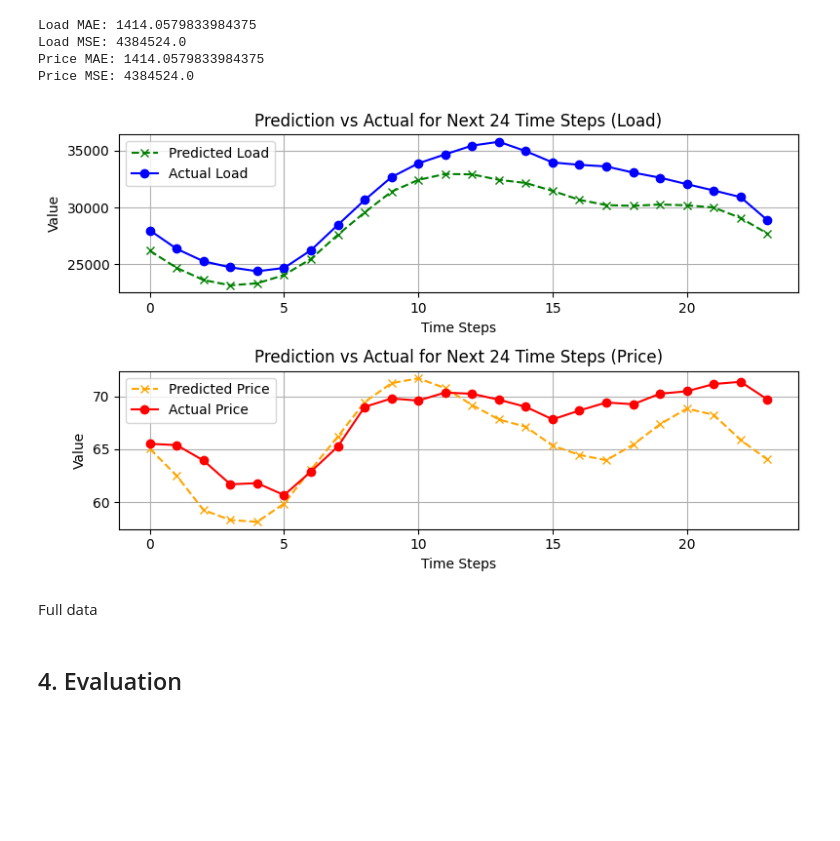
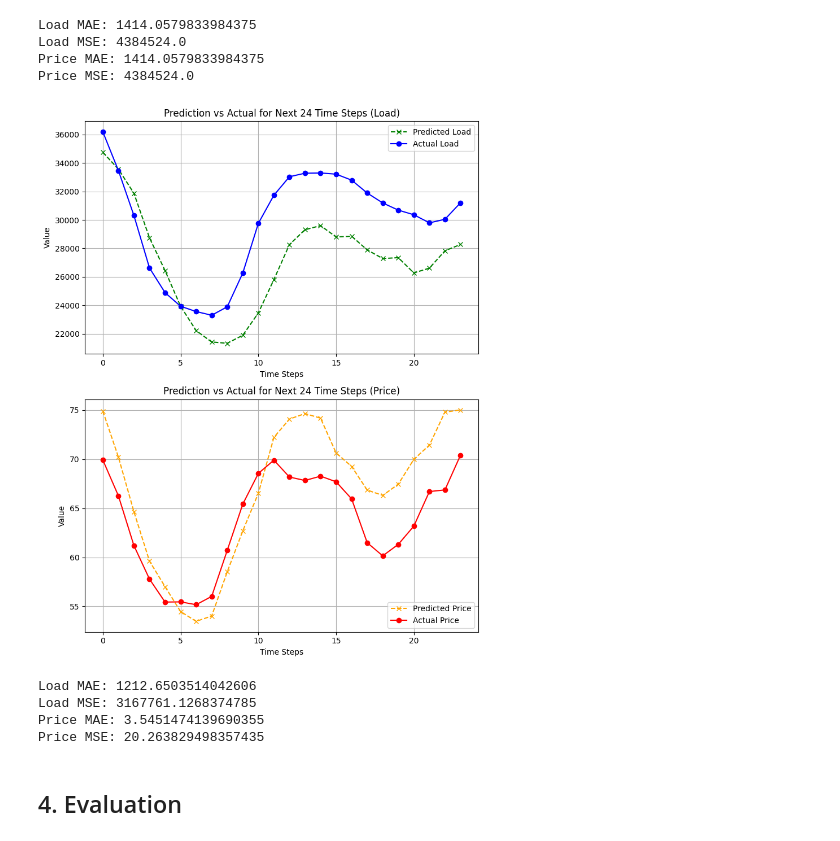
Before and after one commit to Jackson00Han/Time-Series-Training, a Jupyter notebook: Copy_of_multivariate_time_series.ipynb, the cells around one changed output. Saved outputs shown, nothing was run; the diff lists cells and outputs as text; code cells hidden in the pictures; blank space fills up the shorter version.

```diff
--- a/Copy_of_multivariate_time_series.ipynb
+++ b/Copy_of_multivariate_time_series.ipynb
@@ -2132,27 +2128,25 @@ Load MSE: 4384524.0
 Price MAE: 1414.0579833984375
 Price MSE: 4384524.0
 # %%
-fig, axs = plt.subplots(2, 1, figsize=(8, 5))
+fig, axs = plt.subplots(2, 1, figsize=(8, 10))
 
-axs[0].plot(load_prediction_original[99,:], label='Predicted Load', linestyle='--', marker='x', c='green')
-axs[0].plot(load_actual_original[99,:], label='Actual Load', linestyle='-', marker='o', c='blue')
+axs[0].plot(load_prediction_original[24,:], label='Predicted Load', linestyle='--', marker='x', c='green')
+axs[0].plot(load_actual_original[24,:], label='Actual Load', linestyle='-', marker='o', c='blue')
 axs[0].set_title(f'Prediction vs Actual for Next 24 Time Steps (Load)')
 axs[0].set_xlabel('Time Steps')
 axs[0].set_ylabel('Value')
 axs[0].legend()
 axs[0].grid(True)
 
-axs[1].plot(price_prediction_original[99,:], label='Predicted Price', linestyle='--', marker='x', c='orange')
-axs[1].plot(price_actual_original[99,:], label='Actual Price', linestyle='-', marker='o', c='red')
+axs[1].plot(price_prediction_original[25,:], label='Predicted Price', linestyle='--', marker='x', c='orange')
+axs[1].plot(price_actual_original[25,:], label='Actual Price', linestyle='-', marker='o', c='red')
 axs[1].set_title(f'Prediction vs Actual for Next 24 Time Steps (Price)')
 axs[1].set_xlabel('Time Steps')
 axs[1].set_ylabel('Value')
 axs[1].legend()
 axs[1].grid(True)
 
 plt.tight_layout()
 plt.show()
 # %% [output]
-[figure, old version]
+[figure, new version]
-# %% [markdown]
-Full data
@@ -2176,2 +2153,24 @@ price_model= xgb.train(
+# %%
+# Evaluation
+# We select a subset of the validation set for evaluation, consistant with the XGBoost case
+s2s_eval_load_prediction = load_prediction_original[:24*30]
+s2s_eval_price_prediction = price_prediction_original[:24*30]
+
+s2s_load_mse = mean_squared_error(eval_load_rolled, s2s_eval_load_prediction)
+s2s_load_mae = mean_absolute_error(eval_load_rolled, s2s_eval_load_prediction)
+
+s2s_price_mse = mean_squared_error(eval_price_rolled, s2s_eval_price_prediction)
+s2s_price_mae = mean_absolute_error(eval_price_rolled, s2s_eval_price_prediction)
+
+print(f"Load MAE: {s2s_load_mae}")
+print(f"Load MSE: {s2s_load_mse}")
+
+print(f"Price MAE: {s2s_price_mae}")
+print(f"Price MSE: {s2s_price_mse}")
+# %% [output]
+Load MAE: 1212.6503514042606
+Load MSE: 3167761.1268374785
+Price MAE: 3.5451474139690355
+Price MSE: 20.263829498357435
 # %% [markdown]
 ## 4. Evaluation
```
Also changed, not shown: parts of 22 cells of this notebook.
